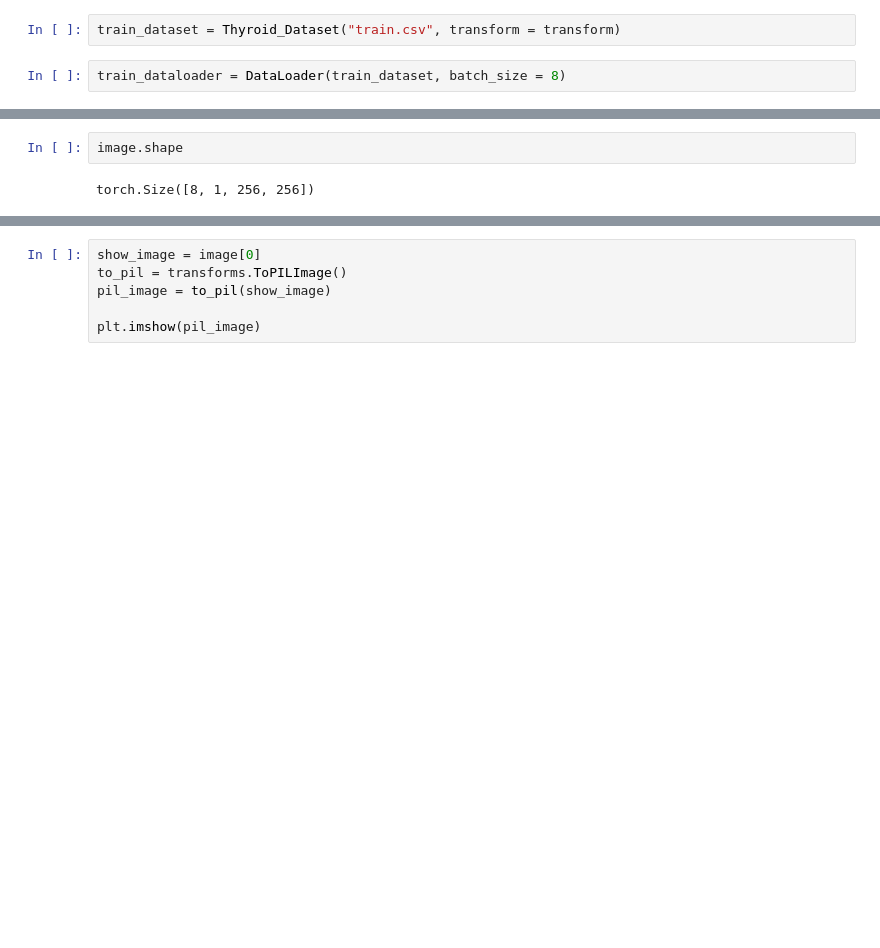
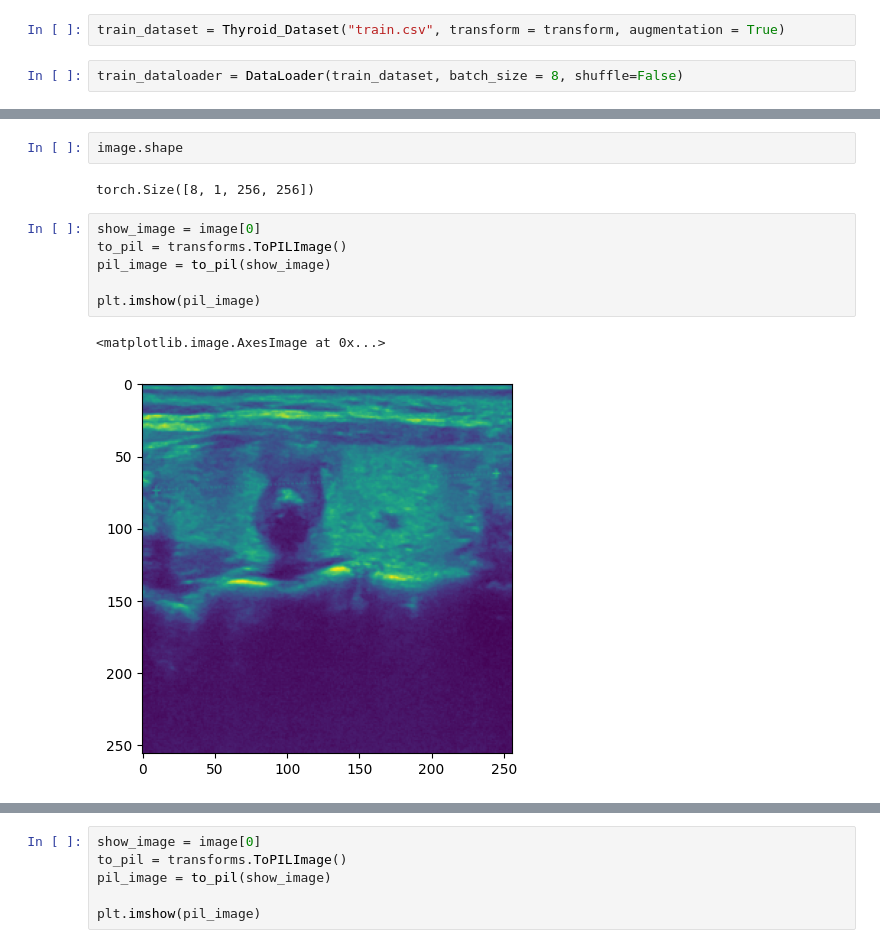
Before and after one commit to fenofista/thyroid, a Jupyter notebook: code/dataset.ipynb, the cells around one changed output, grey strips where cells are left out. Cells and saved outputs as stored; diff of their text form; blank space fills up the shorter version.

```diff
--- a/code/dataset.ipynb
+++ b/code/dataset.ipynb
@@ -52,12 +140,21 @@ transform = transforms.Compose([
     transforms.ToTensor()
 ])
 # %%
-train_dataset = Thyroid_Dataset("train.csv", transform = transform)
+train_dataset = Thyroid_Dataset("train.csv", transform = transform, augmentation = True)
 # %%
-train_dataloader = DataLoader(train_dataset, batch_size = 8)
+train_dataloader = DataLoader(train_dataset, batch_size = 8, shuffle=False)
 # %%
 image, mask = next(iter(train_dataloader))
 # %%
 image.shape
 # %% [output]
 torch.Size([8, 1, 256, 256])
+# %%
+show_image = image[0]
+to_pil = transforms.ToPILImage()
+pil_image = to_pil(show_image)
+
+plt.imshow(pil_image)
+# %% [output]
+<matplotlib.image.AxesImage at 0x...>
+[figure, added]
```
Also changed, not shown: parts of 3 cells of this notebook, 20 other files.
